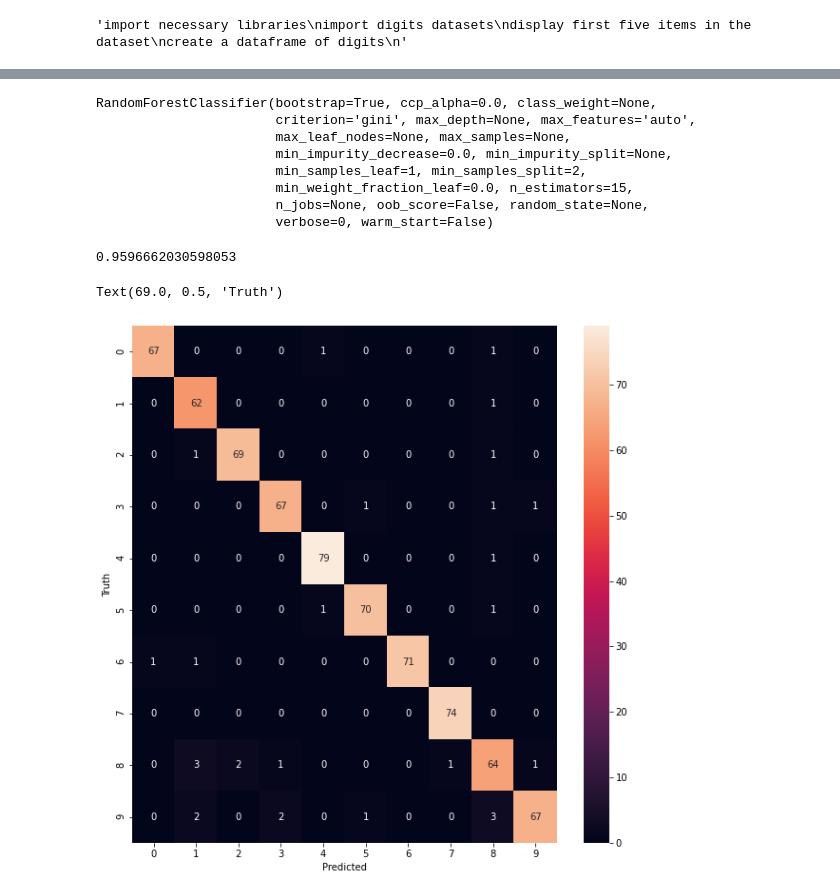
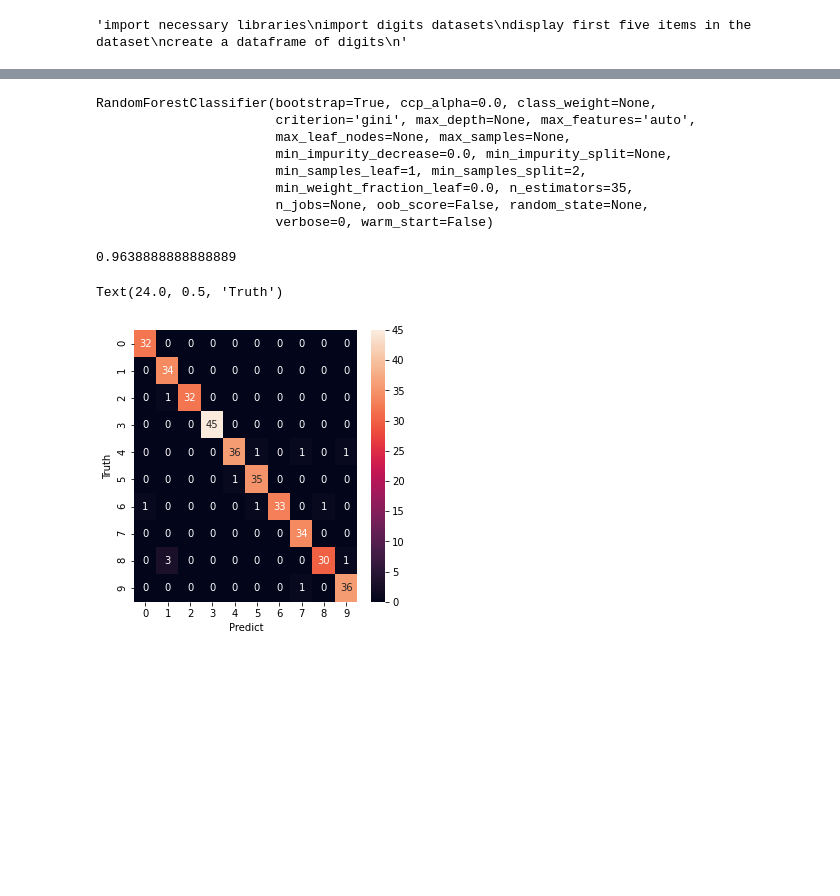
Before and after one commit to jarviscrypter/AlumniWebApp, a Jupyter notebook: Random_Forest__DS1.ipynb, the cells around one changed output, grey strips where cells are left out. Drawn from its saved outputs; the diff is of its cells as text; code cells hidden in the pictures; blank space fills up the shorter version.

```diff
--- a/Random_Forest__DS1.ipynb
+++ b/Random_Forest__DS1.ipynb
@@ -40,25 +38,24 @@ df = pd.DataFrame(digits.data)
 df['Target'] = digits.target
 # %%
 X = df.drop('Target', axis='columns')
-y = df.Target
+y = digits.target
+X_train, X_test, y_train, y_test = train_test_split(X, y, test_size=0.2)
-# %%
-X_Train, X_test, y_train, y_test = train_test_split(X, y, test_size=0.4)
 # %%
-model = RandomForestClassifier(n_estimators=15)
-model.fit(X_Train, y_train)
+model = RandomForestClassifier(n_estimators=35)
+model.fit(X_train, y_train)
 # %% [output]
 RandomForestClassifier(bootstrap=True, ccp_alpha=0.0, class_weight=None,
                        criterion='gini', max_depth=None, max_features='auto',
                        max_leaf_nodes=None, max_samples=None,
                        min_impurity_decrease=0.0, min_impurity_split=None,
                        min_samples_leaf=1, min_samples_split=2,
-                       min_weight_fraction_leaf=0.0, n_estimators=15,
+                       min_weight_fraction_leaf=0.0, n_estimators=35,
                        n_jobs=None, oob_score=False, random_state=None,
                        verbose=0, warm_start=False)
 # %%
 model.score(X_test, y_test)
 # %% [output]
-0.9596662030598053
+0.9638888888888889
 # %%
 y_predict = model.predict(X_test)
 # %%
@@ -66,8 +63,8 @@ cf= confusion_matrix(y_test, y_predict)
 # %%
-plt.figure(figsize=(10,10))
+plt.figure(figsize=(5,5))
 sns.heatmap(cf, annot=True)
-plt.xlabel('Predicted')
+plt.xlabel('Predict')
 plt.ylabel('Truth')
 # %% [output]
-Text(69.0, 0.5, 'Truth')
+Text(24.0, 0.5, 'Truth')
-[figure, old version]
+[figure, new version]
```
Also changed, not shown: parts of 4 cells of this notebook.
